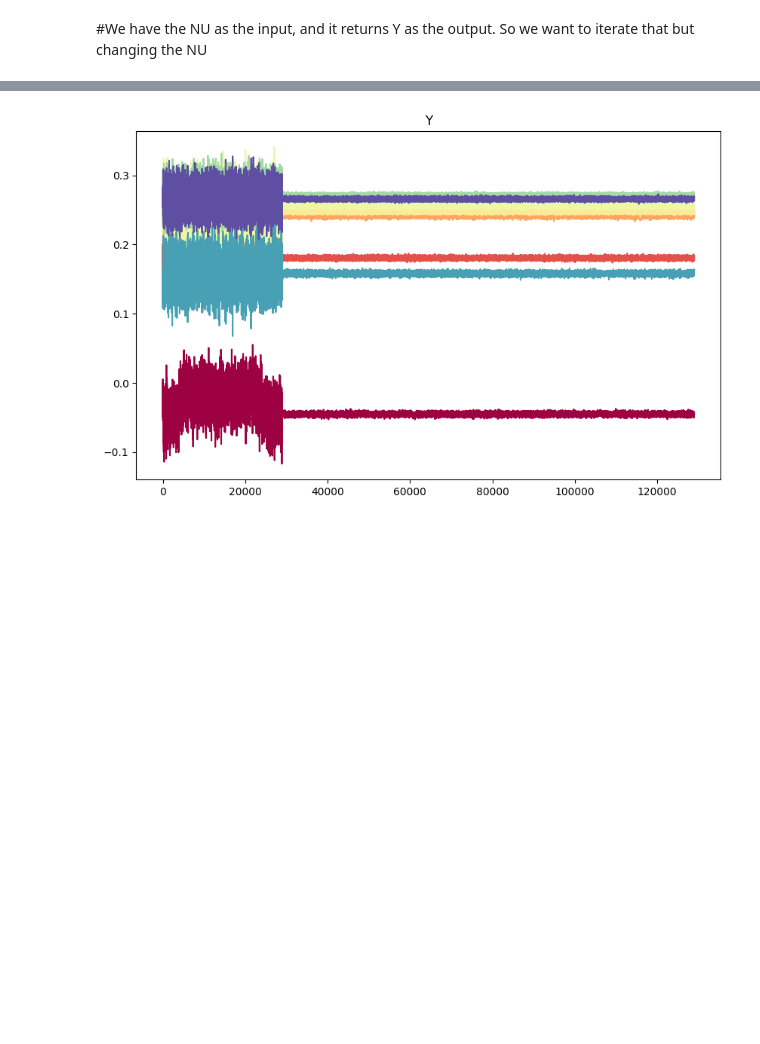
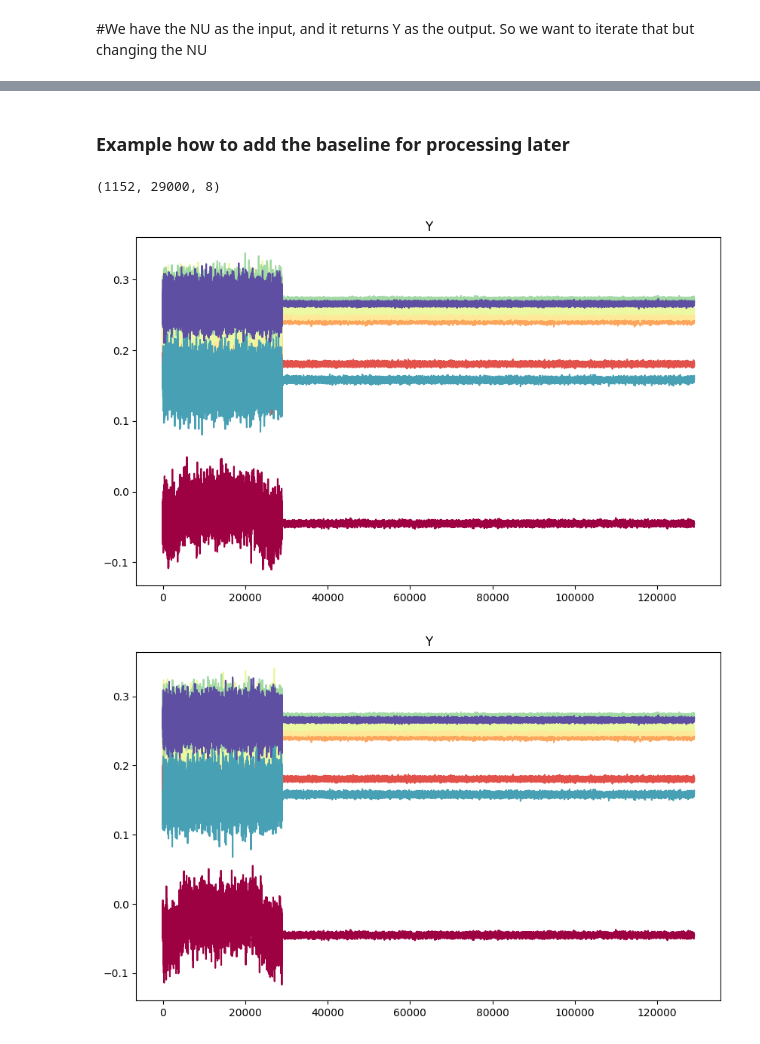
Before and after one commit to damourChris/MSB1013_ComputationalNeuroscience, a Jupyter notebook: Neurons_Simulations/GLM_V7_MS.ipynb, the cells around one changed output, grey strips where cells are left out. Saved outputs shown, nothing was run; the diff lists cells and outputs as text; code cells hidden in the pictures; blank space fills up the shorter version.

```diff
--- a/Neurons_Simulations/GLM_V7_MS.ipynb
+++ b/Neurons_Simulations/GLM_V7_MS.ipynb
@@ -100,3 +117,38 @@ for total_counter, (current, layer) in enumerate(zip(input_combinations, layer_c
+# %% [markdown]
+### Example how to add the baseline for processing later
+# %%
+import pylab as plt
+
+file_path = os.path.join(folder_path, "Y_01.npy")
+Y01 = np.load(file_path)
+
+print(Y01.shape)
+simulation_sampling_rate=1e-4
+
+baseline_duration_added = 10
+baseline_duration_steps = int(baseline_duration_added/simulation_sampling_rate)
+baseline = np.load("baseline.npy")
+baseline = baseline[:baseline_duration_steps,:]
+
+duration = Y01.shape[1]
+
+batch_size = Y01.shape[0]
+Y_baseline = np.tile(baseline, (batch_size,1,1))
+
+Y_with_baseline = np.concatenate([Y01, Y_baseline], axis=1)
+
+# plot to check
+populations = np.array(['L23E', 'L23I', 'L4E', 'L4I', 'L5E', 'L5I', 'L6E', 'L6I'])
+colors      = plt.cm.Spectral(np.linspace(0, 1, len(populations)))
+plt.figure(figsize=(10, 6))
+plt.gca().set_prop_cycle(plt.cycler('color', plt.cm.Spectral(np.linspace(0, 1, 8))))
+plt.title('Y')
+plt.plot(Y_with_baseline[0,:,:])
+# plt.xlim([0, len(duration + baseline_duration_steps)-1])
+plt.show()
+# %% [output]
+(1152, 29000, 8)
+[figure, added]
 # %%
 # Making the graph
 
```
Also changed, not shown: parts of 3 cells of this notebook, 1 other file.
